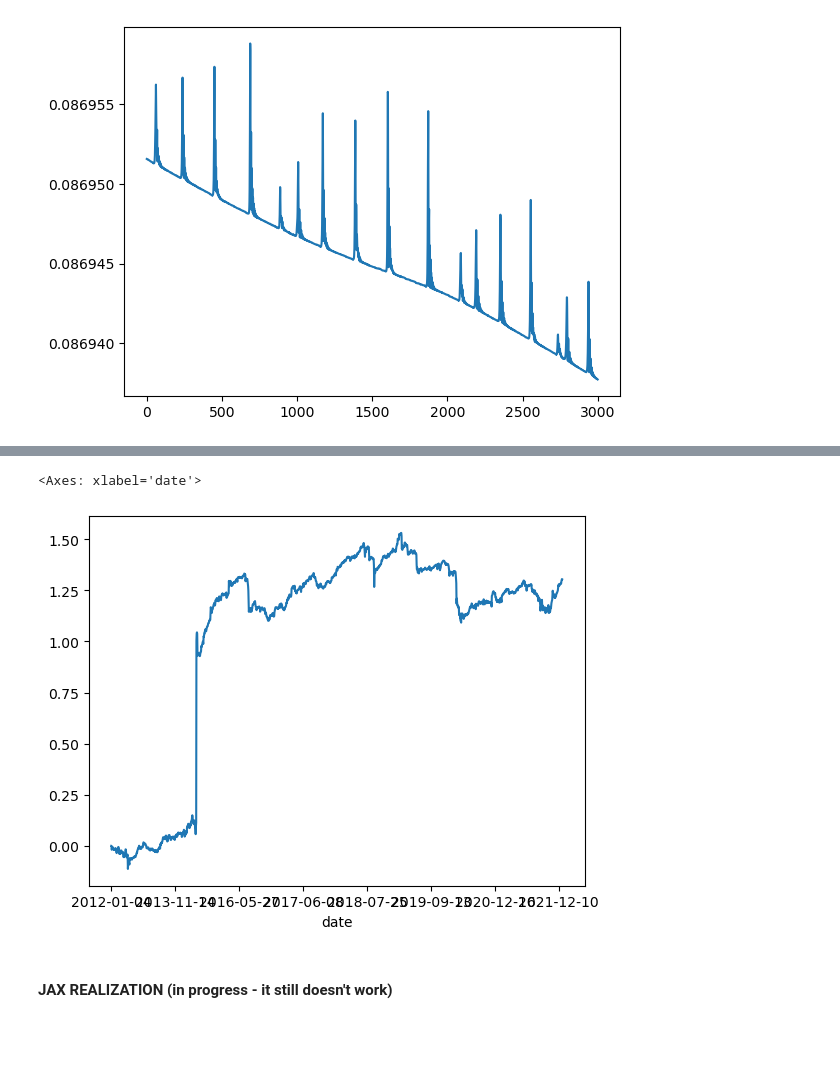
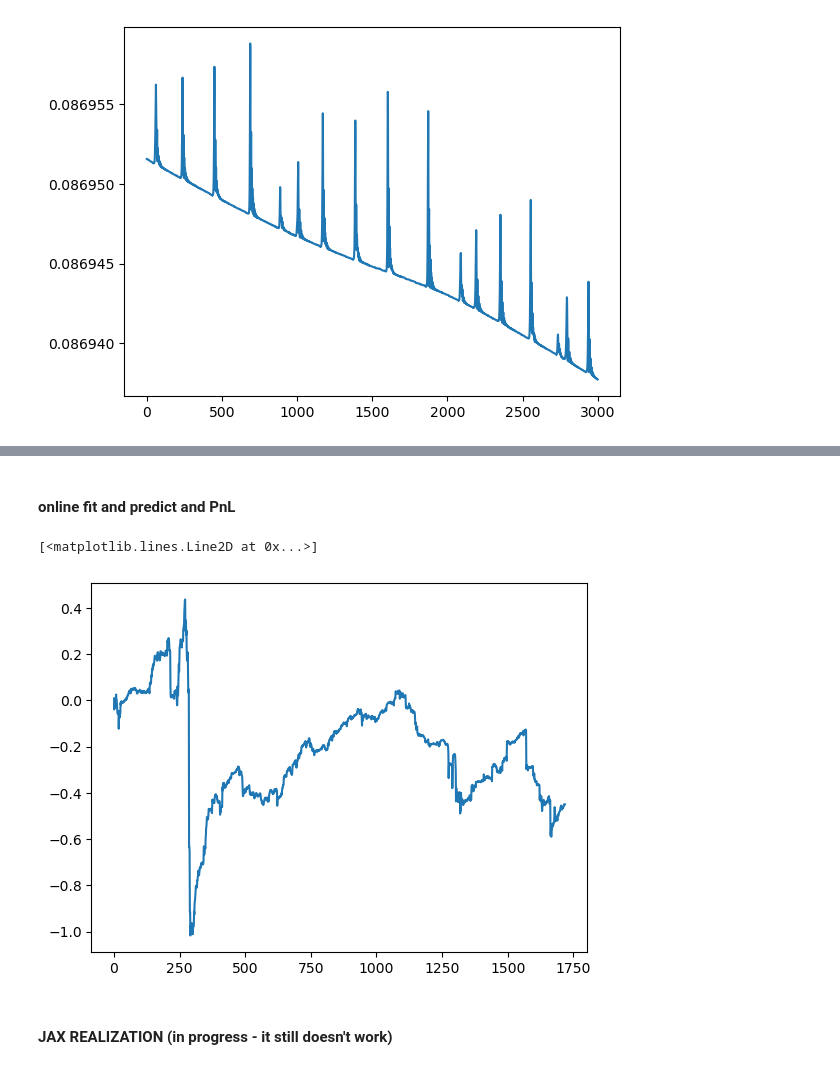
Before and after one commit to dmtrpolovnikov/ML_course, a Jupyter notebook: task_07_polovnikov.ipynb, the cells around one changed output, grey strips where cells are left out. Saved outputs shown, nothing was run; the diff lists cells and outputs as text; code cells hidden in the pictures; blank space fills up the shorter version.

Commit message:
online update and pnl

```diff
--- a/task_07_polovnikov.ipynb
+++ b/task_07_polovnikov.ipynb
@@ -100,14 +96,32 @@ X.shape
-# %%
-realized_return = mldata
-fair_return = pd.DataFrame(X, index=mldata.index, columns=mldata.columns)
-# %%
-alpha = (fair_return - realized_return).shift().fillna(0)
-alpha = alpha.sub(alpha.mean(axis=1),axis=0)
-alpha = alpha.div(alpha.abs().sum(axis=1),axis=0)
-(alpha*mldata).sum(axis=1).cumsum().plot()
-# %% [output]
-<Axes: xlabel='date'>
-[figure, removed]
+# %% [markdown]
+#### online fit and predict and PnL
+# %%
+window = 45
+
+model = AutoEncoder(universe_size, [32,8], nn.Tanh).to(DEVICE)
+loss_func = nn.MSELoss()
+optimizer = torch.optim.Adam(model.parameters(), lr=1e-2)
+pnl=np.zeros(mldata.shape[0]-window)
+
+for report_day in range(window, mldata.shape[0]-2):
+    m_tensor = torch.tensor((mldata.iloc[report_day-window:report_day]).values, dtype=torch.float32).to(DEVICE)
+
+    fit_nn(10, m_tensor)
+    next_day = torch.tensor((mldata.iloc[report_day+1]).values,dtype=torch.float32).to(DEVICE)
+    X = model(next_day).detach().numpy()
+
+    fair_return = X
+    realized_return = np.array(mldata.iloc[report_day+1])
+
+    alpha = (fair_return - realized_return) #.shift().fillna(0)
+    pnl[report_day-window] = (mldata.iloc[report_day+2] * alpha).sum()
+# %%
+pnl[np.argwhere(abs(pnl > 0.1))] = 0
+# %%
+plt.plot(pnl.cumsum())
+# %% [output]
+[<matplotlib.lines.Line2D at 0x...>]
+[figure, added]
 # %% [markdown]
 #### JAX REALIZATION (in progress - it still doesn't work)
 # %%
```
Also changed, not shown: parts of 5 cells of this notebook.
